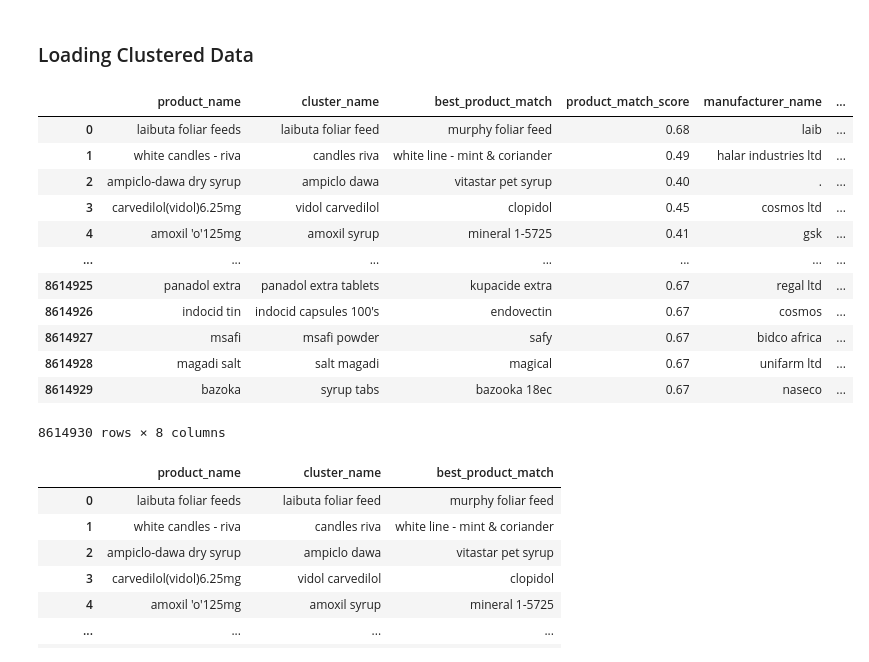
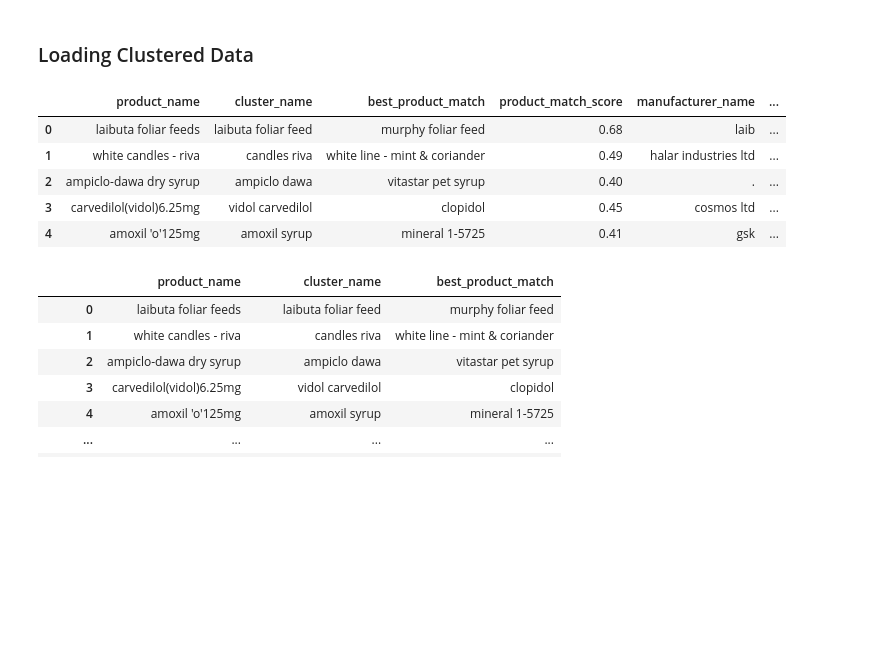
Before and after one commit to natbernard/Clustering-for-Product-Matching, a Jupyter notebook: model/clustering_stockist_transactions.ipynb, the cells around one changed output. Saved outputs shown, nothing was run; the diff lists cells and outputs as text; code cells hidden in the pictures; blank space fills up the shorter version.

```diff
--- a/model/clustering_stockist_transactions.ipynb
+++ b/model/clustering_stockist_transactions.ipynb
@@ -326,21 +326,14 @@ keywords_df.head()
 ### Loading Clustered Data
 # %%
 clustered_data = pd.read_csv('/home/natasha/Documents/Iprocure/Clustering-for-Product-Matching/data/clustered_stockist_transactions.csv')
-clustered_data
+clustered_data.head()
 # %% [output]
 |  | product_name | cluster_name | best_product_match | product_match_score | manufacturer_name | ... |
 | 0 | laibuta foliar feeds | laibuta foliar feed | murphy foliar feed | 0.68 | laib | ... |
 | 1 | white candles - riva | candles riva | white line - mint & coriander | 0.49 | halar industries ltd | ... |
 | 2 | ampiclo-dawa dry syrup | ampiclo dawa | vitastar pet syrup | 0.40 | . | ... |
 | 3 | carvedilol(vidol)6.25mg | vidol carvedilol | clopidol | 0.45 | cosmos ltd | ... |
 | 4 | amoxil 'o'125mg | amoxil syrup | mineral 1-5725 | 0.41 | gsk | ... |
-| ... | ... | ... | ... | ... | ... | ... |
-| 8614925 | panadol extra | panadol extra tablets | kupacide extra | 0.67 | regal ltd | ... |
-| 8614926 | indocid tin | indocid capsules 100's | endovectin | 0.67 | cosmos | ... |
-| 8614927 | msafi | msafi powder | safy | 0.67 | bidco africa | ... |
-| 8614928 | magadi salt | salt magadi | magical | 0.67 | unifarm ltd | ... |
-| 8614929 | bazoka | syrup tabs | bazooka 18ec | 0.67 | naseco | ... |
-8614930 rows × 8 columns
 # %%
 unique_clustered_data = clustered_data[['product_name', 'cluster_name', 'best_product_match']].drop_duplicates(subset=['product_name'], keep='first')
 unique_clustered_data
```
Also changed, not shown: parts of 6 cells of this notebook.
